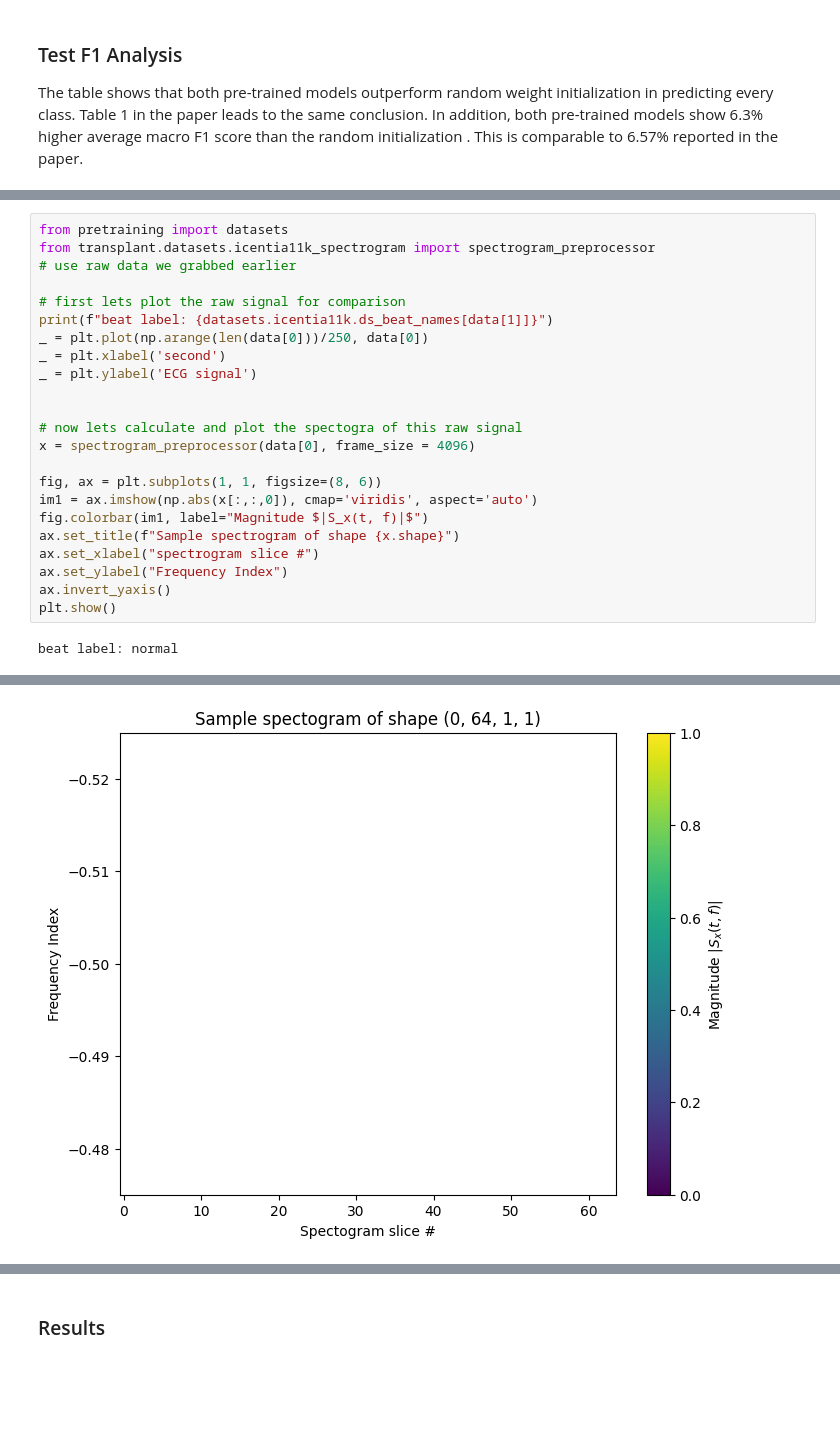
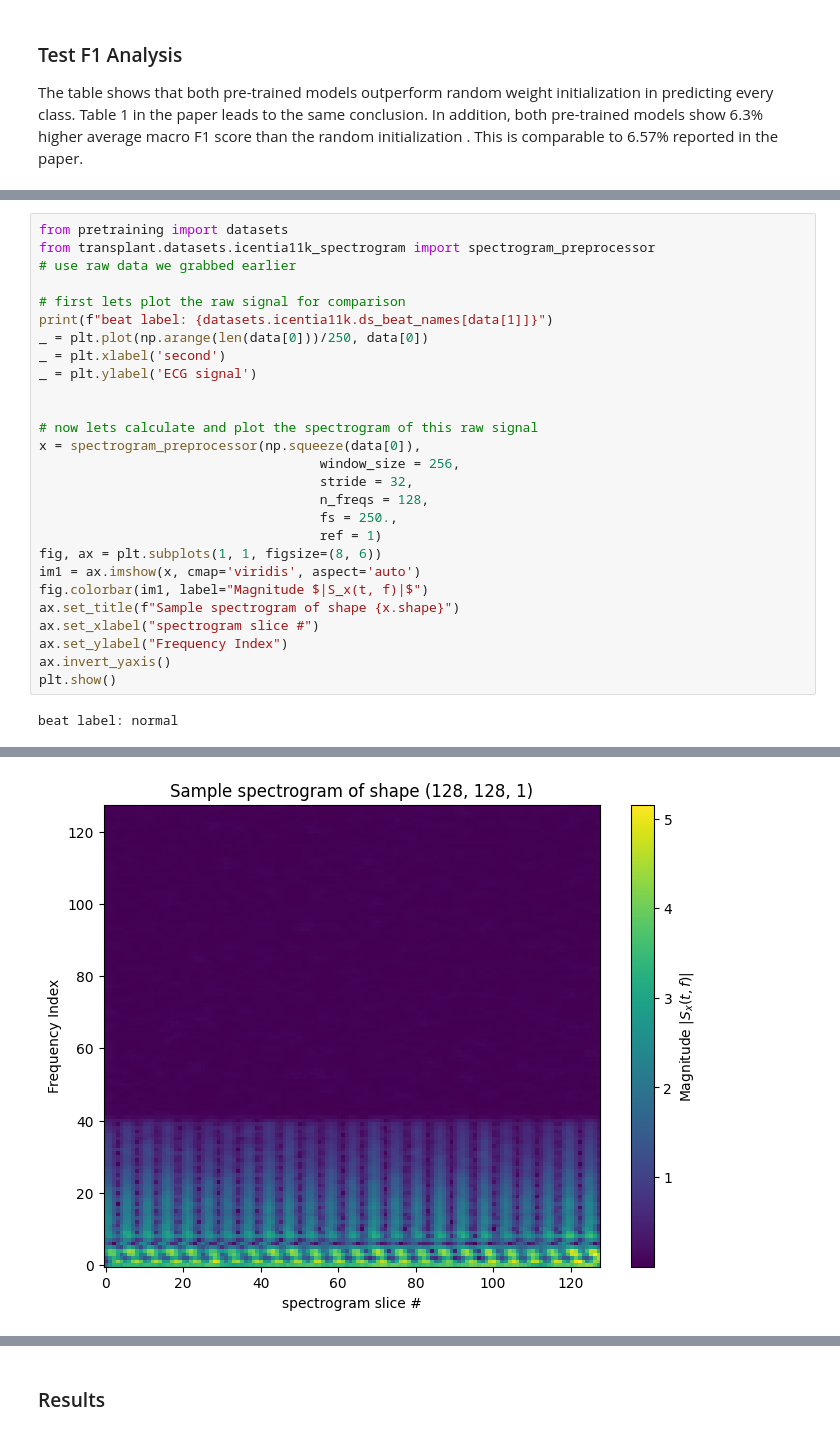
Before and after one commit to myles-i/DLH_TransferLearning, a Jupyter notebook: report/DL4H_Team_1.ipynb, the cells around one changed output, grey strips where cells are left out. Drawn from its saved outputs; the diff is of its cells as text; blank space fills up the shorter version.

```diff
--- a/report/DL4H_Team_1.ipynb
+++ b/report/DL4H_Team_1.ipynb
@@ -1223,11 +1208,15 @@ _ = plt.xlabel('second')
 _ = plt.ylabel('ECG signal')
 
 
-# now lets calculate and plot the spectogra of this raw signal
-x = spectrogram_preprocessor(data[0], frame_size = 4096)
-
+# now lets calculate and plot the spectrogram of this raw signal
+x = spectrogram_preprocessor(np.squeeze(data[0]),
+                                    window_size = 256,
+                                    stride = 32,
+                                    n_freqs = 128,
+                                    fs = 250.,
+                                    ref = 1)
 fig, ax = plt.subplots(1, 1, figsize=(8, 6))
-im1 = ax.imshow(np.abs(x[:,:,0]), cmap='viridis', aspect='auto')
+im1 = ax.imshow(x, cmap='viridis', aspect='auto')
 fig.colorbar(im1, label="Magnitude $|S_x(t, f)|$")
 ax.set_title(f"Sample spectrogram of shape {x.shape}")
 ax.set_xlabel("spectrogram slice #")
@@ -1240,4 +1229,4 @@ beat label: normal
-[figure, old version]
+[figure, new version]
 # %% [markdown]
 
 ### Ablation Model: 2-D ResNet-18v2
```
Also changed, not shown: parts of 37 cells of this notebook.
